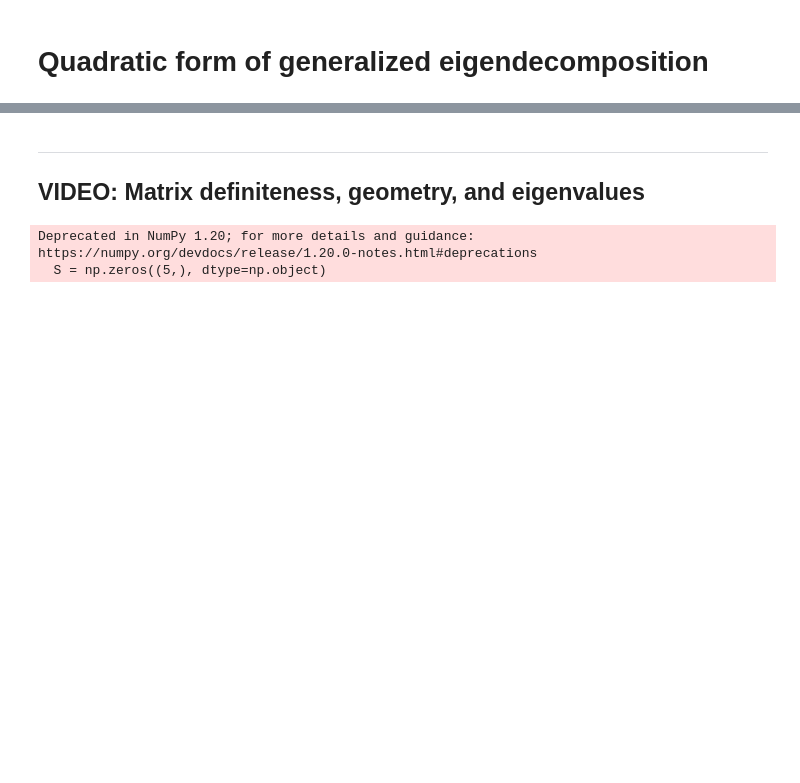
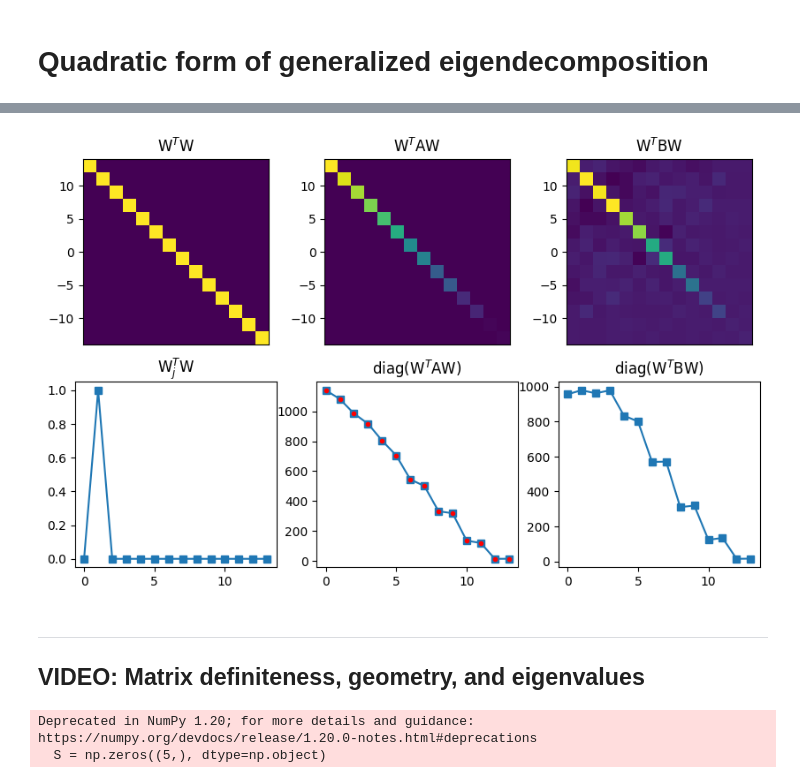
Before and after one commit to roykim0823/Python, a Jupyter notebook: linearAlgebra/mikexcohen/15_quadform.ipynb, the cells around one changed output, grey strips where cells are left out. Cells and saved outputs as stored; diff of their text form; code cells hidden in the pictures; blank space fills up the shorter version.

```diff
--- a/linearAlgebra/mikexcohen/15_quadform.ipynb
+++ b/linearAlgebra/mikexcohen/15_quadform.ipynb
@@ -382,3 +388,7 @@ plt.show()
+# %%
+plot_wwt(evecs)  # regular eigendecomposition
+# %% [output]
+[figure, added]
 # %% [markdown]
 
 ---
```
Also changed, not shown: parts of 5 cells of this notebook, 1 other file.
